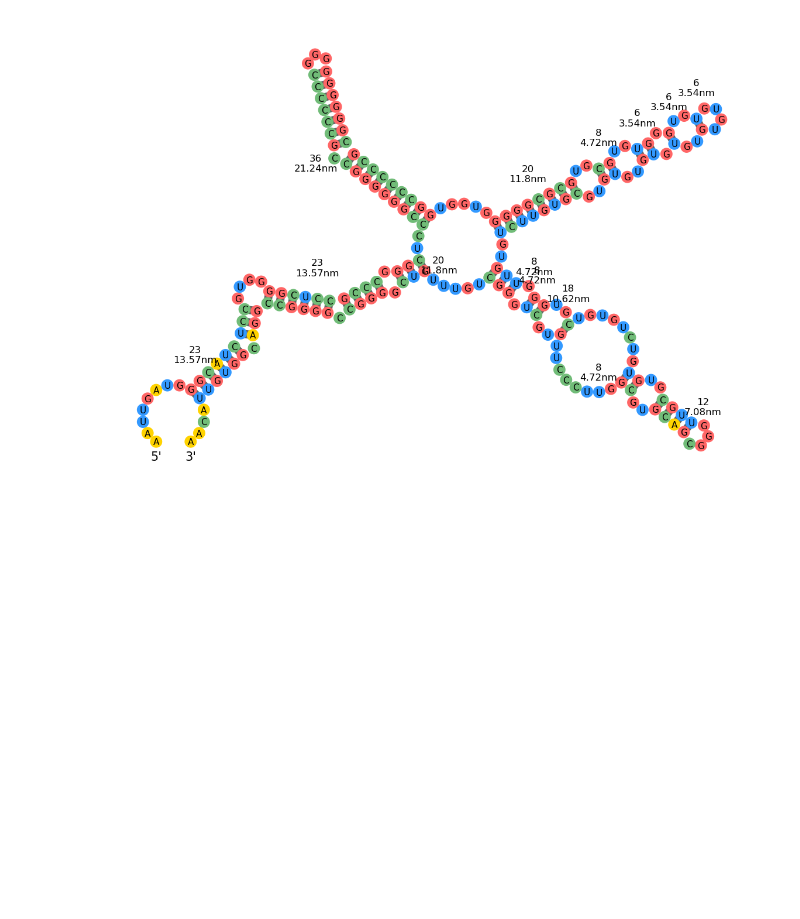
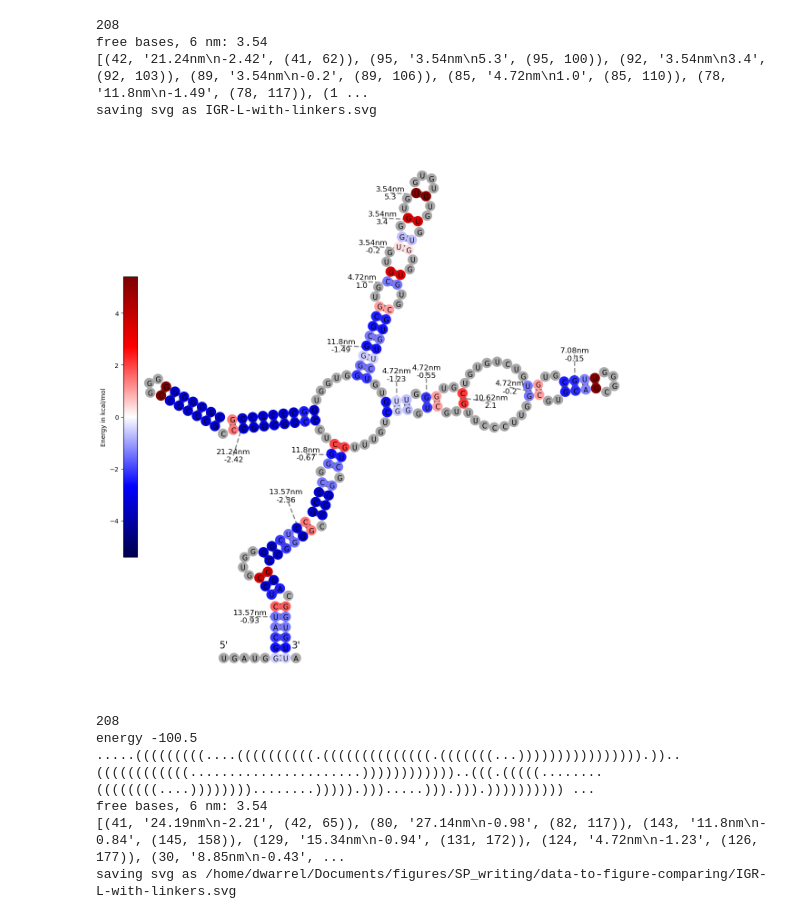
Before and after one commit to Tmarinus/draw_rna, a Jupyter notebook: example_files/CT_to_unfolding_lengths.ipynb, the cells around one changed output. Cells and saved outputs as stored; diff of their text form; code cells hidden in the pictures; blank space fills up the shorter version.

```diff
--- a/example_files/CT_to_unfolding_lengths.ipynb
+++ b/example_files/CT_to_unfolding_lengths.ipynb
@@ -218,14 +212,39 @@ for path in paths:
-# %%
-path = '/home/dwarrel/Documents/data/Arenavirus/mfold_pages/LMVC-L-IGR/unfolding_steps/folded.dt'
-# path = '/home/dwarrel/Documents/data/Arenavirus/mfold_pages/LMVC-L-IGR/unfolding_steps/unfold1.dt'
-# path = '/home/dwarrel/Documents/data/Arenavirus/mfold_pages/LMVC-L-IGR/unfolding_steps/unfold2a.dt'
-# path = '/home/dwarrel/Documents/data/Arenavirus/mfold_pages/LMVC-L-IGR/unfolding_steps/unfold2b.dt'
-# path = '/home/dwarrel/Documents/data/Arenavirus/mfold_pages/LMVC-L-IGR/unfolding_steps/unfold3.dt'
-# path = '/home/dwarrel/Documents/data/Arenavirus/mfold_pages/LMVC-L-IGR/unfolding_steps/unfold4.dt'
-final_list, final_str_list, seq, db = ct_to_paired_list_count_all(path)
-# print(path.split('.')[0]+'_large')
-# draw_struct(None, db, cmap='RdBu_r',  store_plt_svg=True, filename=path.split('.')[0]+'_large', large_mode=True)
-# draw_struct(None, db, cmap='RdBu_r',  store_plt_svg=True, filename=path.split('.')[0]+'_large', large_mode=True)
-draw_struct(seq.upper(), db, cmap='RdBu_r',  custom_text=final_str_list, store_plt_svg=True, filename=path.split('.')[0])
-# %% [output]
-[figure, removed]
+# %%
+# file_path = '/home/dwarrel/Documents/data/Arenavirus/mfold_pages/LMVC-L-IGR/ct2dot_LCMVL_UNRESTRAINED.txt'
+file_path = '/home/dwarrel/Documents/data/Arenavirus/mfold_pages/LMVC-L-IGR/dots/1_removed_linkers.dt'
+name = 'IGR-L-with-linkers'
+# name = file_path.split('/')[-1].strip('.txt')
+store_path = '/home/dwarrel/Documents/figures/SP_writing/data-to-figure-comparing/'
+create_figure(file_path, show_energies=True, energies_individual=True, large_mode=True, file_name=f'{name}.svg', numbering=False, custom_line=True, store_plt_svg=True)
+create_figure(file_path, predict=True, show_energies=True, energies_individual=True, large_mode=True, file_name=f'{store_path}IGR-L-with-linkers.svg', numbering=False, custom_line=True, store_plt_svg=True, add_fake=[(32,2)])
+file_path = '/home/dwarrel/Documents/data/Arenavirus/mfold_pages/LMVC-L-IGR/ct2dot_LCMVL_UNRESTRAINED.txt'
+name = file_path.split('/')[-1].strip('.txt')
+# create_figure(file_path, show_energies=True, energies_individual=True, large_mode=True, file_name=f'{name}.svg', numbering=False, custom_line=True, store_plt_svg=True)
+file_path = '/home/dwarrel/Documents/data/Arenavirus/mfold_pages/LMVC-L-IGR/ct2dot_LCMVL_RESTRAINED.txt'
+name = file_path.split('/')[-1].strip('.txt')
+# create_figure(file_path, show_energies=True, energies_individual=True, large_mode=True, file_name=f'{name}.svg', numbering=False, custom_line=True, store_plt_svg=True)
+file_path = '/home/dwarrel/Documents/data/Arenavirus/mfold_pages/LMVC-L-IGR/ct2dot_LCMVL_RESTRAINED_reduced-to-ot-size'
+name = file_path.split('/')[-1].strip('.txt')
+# create_figure(file_path, show_energies=True, energies_individual=True, large_mode=True, file_name=f'{name}.svg', numbering=False, custom_line=True, store_plt_svg=True)
+# create_figure(file_path, predict=True, show_energies=False, energies_individual=True, large_mode=True, file_name=f'{store_path}IGR-L-with-linkers.svg', numbering=True, custom_line=True, store_plt_svg=True, add_fake=[(32,2)])
+# create_figure(file_path, predict=True, show_energies=True, energies_individual=True, large_mode=True, file_name=f'{store_path}{name}.svg', numbering=False, custom_line=True, store_plt_svg=True, add_fake=[(32,2)])
+# constraints=list(range(0,14))+list(range(197,208))
+# print(constraints)
+# create_figure(file_path, predict=True, show_energies=True, energies_individual=True, large_mode=True, file_name=f'{store_path}{name}-1.svg', numbering=False, custom_line=True, store_plt_svg=True, constraints=constraints, line=False, add_fake=[(25,1),(32,5)])
+# constraints=list(range(0,25))+list(range(186,208))
+# create_figure(file_path, predict=True, show_energies=True, energies_individual=True, large_mode=True, file_name=f'{store_path}{name}-2.svg', numbering=False, custom_line=True, store_plt_svg=True, constraints=constraints, line=False, add_fake=[(30,4)])
+
+# constraints=list(range(0,34))+list(range(186,208))
+# create_figure(file_path, predict=True, show_energies=True, energies_individual=True, large_mode=True, file_name=f'{store_path}{name}-3.svg', numbering=True, custom_line=True, store_plt_svg=True, constraints=constraints, line=False, add_fake=[(73,4),(123,3)])
+# %% [output]
+208
+free bases, 6 nm: 3.54
+[(42, '21.24nm\n-2.42', (41, 62)), (95, '3.54nm\n5.3', (95, 100)), (92, '3.54nm\n3.4', (92, 103)), (89, '3.54nm\n-0.2', (89, 106)), (85, '4.72nm\n1.0', (85, 110)), (78, '11.8nm\n-1.49', (78, 117)), (1 ...
+saving svg as IGR-L-with-linkers.svg
+[figure, added]
+208
+energy -100.5
+.....(((((((((....((((((((((.((((((((((((((.(((((((...)))))))))))))))).))..((((((((((((......................))))))))))))..(((.(((((........((((((((....))))))))........))))).))).....))).))).)))))))))) ...
+free bases, 6 nm: 3.54
+[(41, '24.19nm\n-2.21', (42, 65)), (80, '27.14nm\n-0.98', (82, 117)), (143, '11.8nm\n-0.84', (145, 158)), (129, '15.34nm\n-0.94', (131, 172)), (124, '4.72nm\n-1.23', (126, 177)), (30, '8.85nm\n-0.43', ...
+saving svg as /home/dwarrel/Documents/figures/SP_writing/data-to-figure-comparing/IGR-L-with-linkers.svg
```
Also changed, not shown: parts of 5 cells of this notebook, 40 other files.
